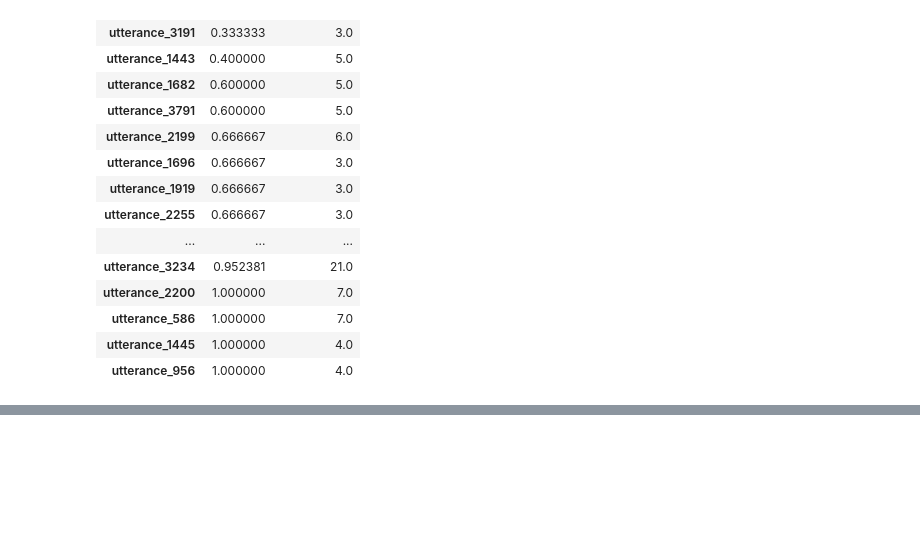
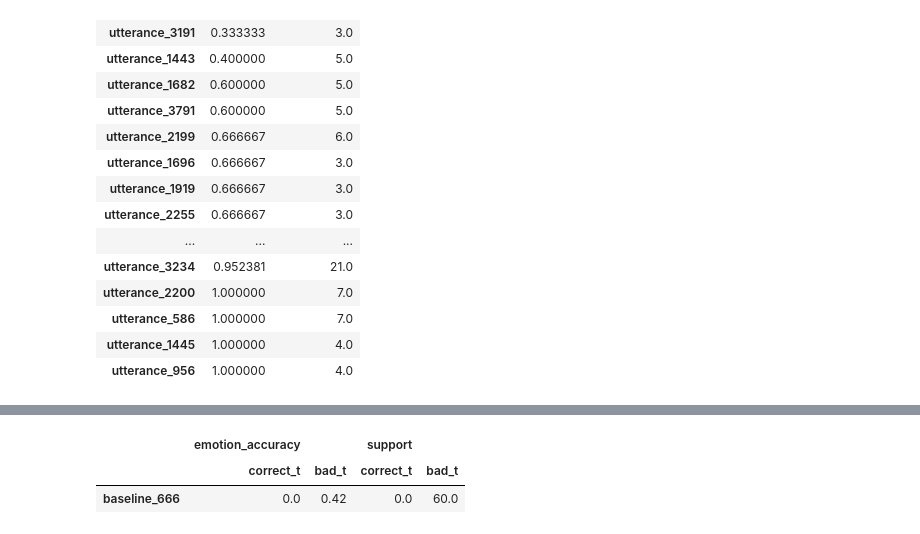
Before and after one commit to PanzaResce/ediref, a Jupyter notebook: project.ipynb, the cells around one changed output, grey strips where cells are left out. Cells and saved outputs as stored; diff of their text form; code cells hidden in the pictures; blank space fills up the shorter version.

```diff
--- a/project.ipynb
+++ b/project.ipynb
@@ -347,0 +338,13 @@ table_df
+# %%
+#TABLE FOR TRIGGER ANALYSIS
+table = report.get_trigger_table()
+values = [np.array([np.array([v for v in scores.values()]).flatten() for scores in model.values()]).flatten().tolist() for model in table.values()]
+columns = next(iter(table.values())).keys()
+sub_columns = next(iter(next(iter(table.values())).values())).keys()
+indexes = table.keys()
+report_df = pd.DataFrame(values, columns = pd.MultiIndex.from_product([tuple(columns), tuple(sub_columns)]), index=indexes)
+report_df
+# %% [output]
+|  | emotion_accuracy |  | support |  |
+|  | correct_t | bad_t | correct_t | bad_t |
+| baseline_666 | 0.0 | 0.42 | 0.0 | 60.0 |
```
Also changed, not shown: parts of 10 cells of this notebook, 2 other files.
